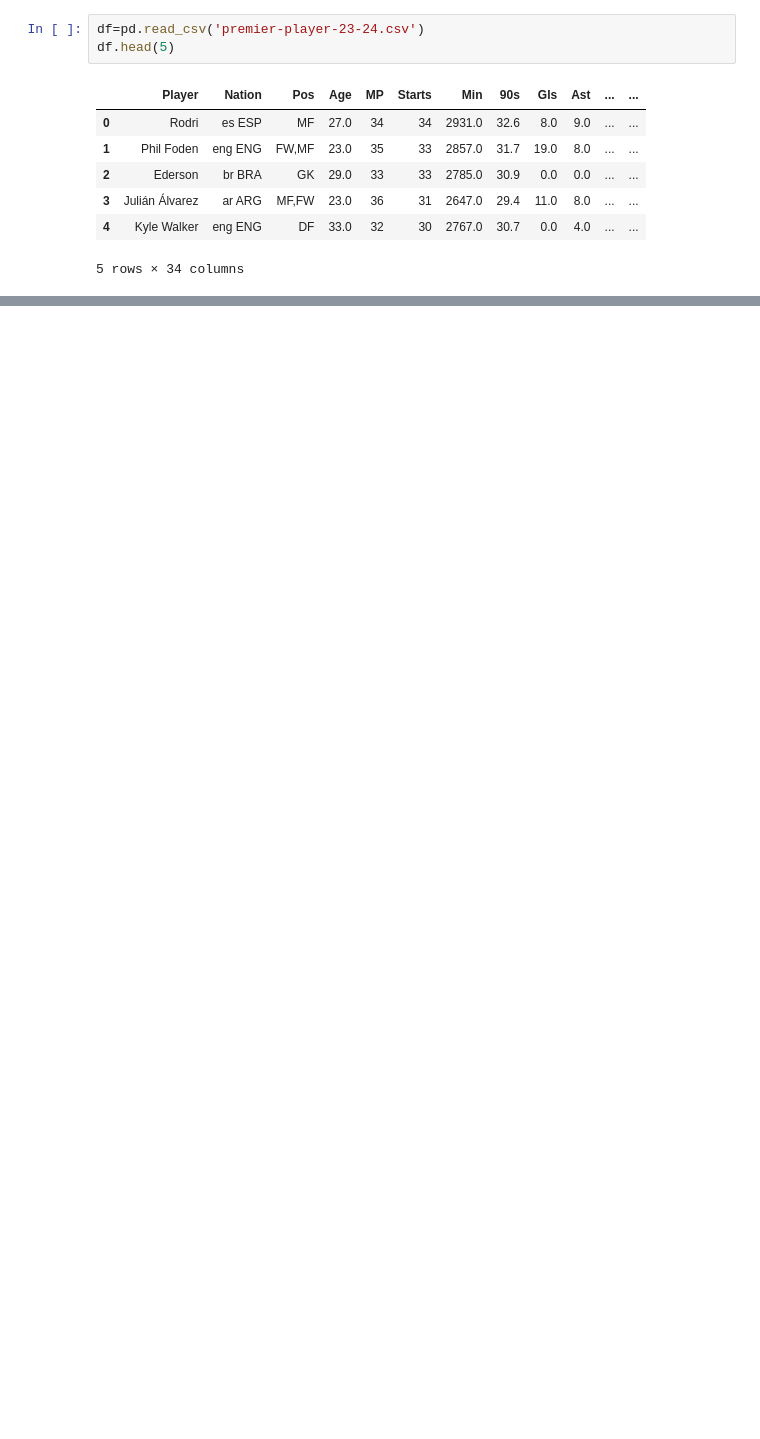
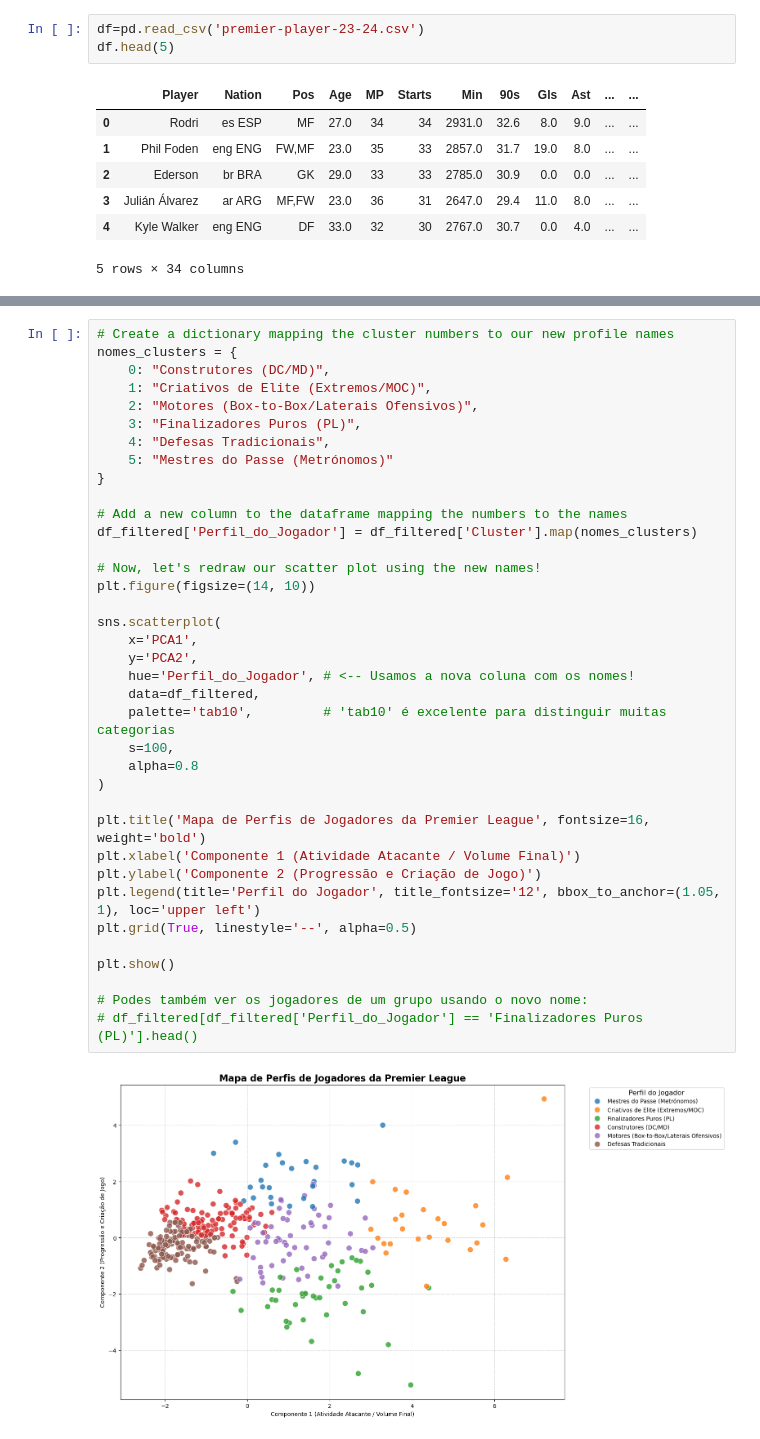
Before and after one commit to Qu1te-a-nice-guy/Football_stats, a Jupyter notebook: NB_1.ipynb, the cells around one changed output, grey strips where cells are left out. Drawn from its saved outputs; the diff is of its cells as text; blank space fills up the shorter version.

```diff
--- a/NB_1.ipynb
+++ b/NB_1.ipynb
@@ -205,0 +216,39 @@ Lost Daniel Muñoz and Adam Wharton due to inexistant market value data
+# %%
+# Create a dictionary mapping the cluster numbers to our new profile names
+nomes_clusters = {
+    0: "Construtores (DC/MD)",
+    1: "Criativos de Elite (Extremos/MOC)",
+    2: "Motores (Box-to-Box/Laterais Ofensivos)",
+    3: "Finalizadores Puros (PL)",
+    4: "Defesas Tradicionais",
+    5: "Mestres do Passe (Metrónomos)"
+}
+
+# Add a new column to the dataframe mapping the numbers to the names
+df_filtered['Perfil_do_Jogador'] = df_filtered['Cluster'].map(nomes_clusters)
+
+# Now, let's redraw our scatter plot using the new names!
+plt.figure(figsize=(14, 10))
+
+sns.scatterplot(
+    x='PCA1',
+    y='PCA2',
+    hue='Perfil_do_Jogador', # <-- Usamos a nova coluna com os nomes!
+    data=df_filtered,
+    palette='tab10',         # 'tab10' é excelente para distinguir muitas categorias
+    s=100,
+    alpha=0.8
+)
+
+plt.title('Mapa de Perfis de Jogadores da Premier League', fontsize=16, weight='bold')
+plt.xlabel('Componente 1 (Atividade Atacante / Volume Final)')
+plt.ylabel('Componente 2 (Progressão e Criação de Jogo)')
+plt.legend(title='Perfil do Jogador', title_fontsize='12', bbox_to_anchor=(1.05, 1), loc='upper left')
+plt.grid(True, linestyle='--', alpha=0.5)
+
+plt.show()
+
+# Podes também ver os jogadores de um grupo usando o novo nome:
+# df_filtered[df_filtered['Perfil_do_Jogador'] == 'Finalizadores Puros (PL)'].head()
+# %% [output]
+[figure, added]
```
Also changed, not shown: parts of 34 cells of this notebook, 1 other file.
